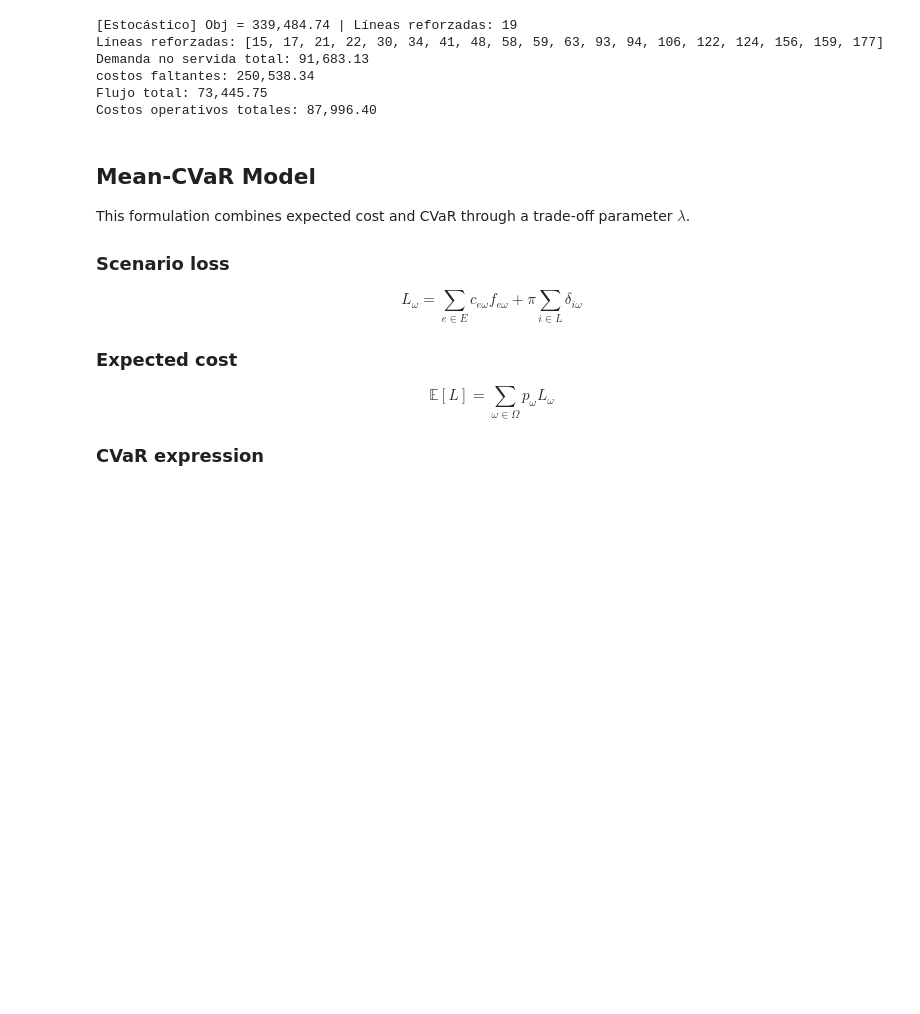
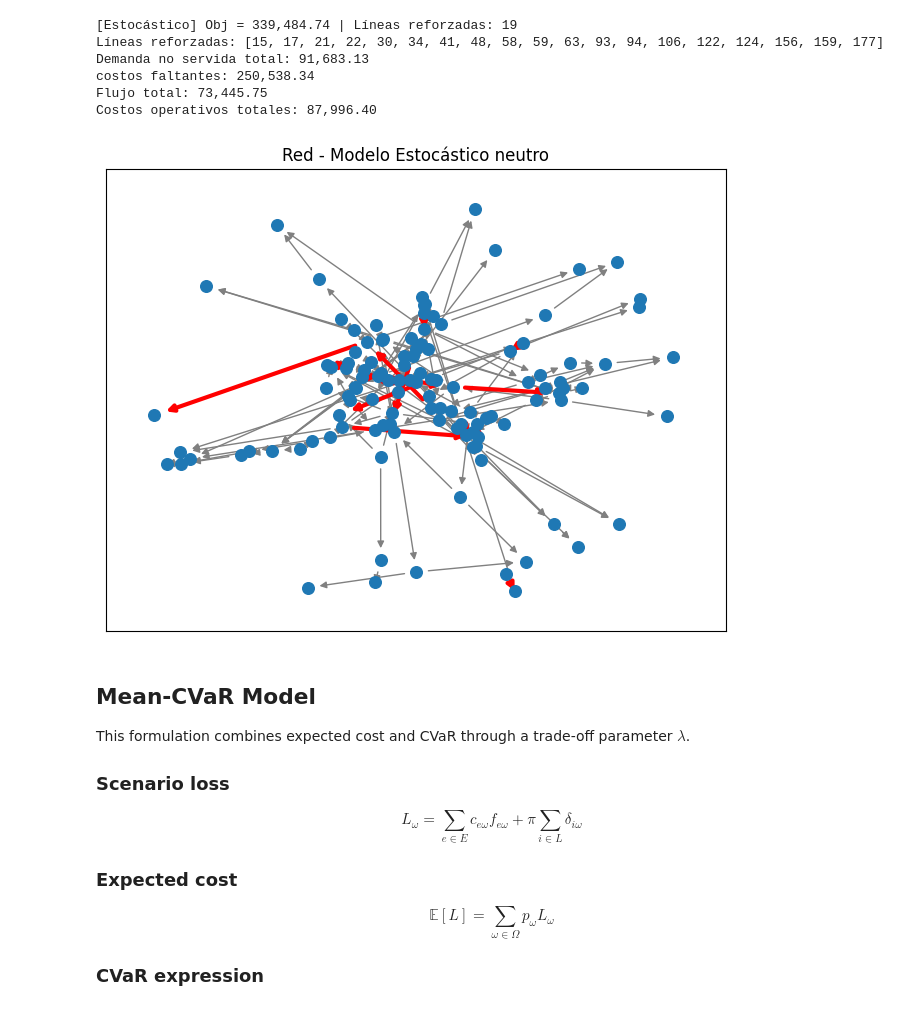
Before and after one commit to sofisacmu/obi_proyecto1, a Jupyter notebook: Escenarios/modelo.ipynb, the cells around one changed output. Drawn from its saved outputs; the diff is of its cells as text; code cells hidden in the pictures; blank space fills up the shorter version.

```diff
--- a/Escenarios/modelo.ipynb
+++ b/Escenarios/modelo.ipynb
@@ -713,6 +752,10 @@ Demanda no servida total: 91,683.13
 costos faltantes: 250,538.34
 Flujo total: 73,445.75
 Costos operativos totales: 87,996.40
+# %%
+plot_network_with_hardening(nodes_list, edges_list, arc_i, arc_j, h_sto, "Red - Modelo Estocástico neutro")
+# %% [output]
+[figure, added]
 # %% [markdown]
 ## **Mean-CVaR Model**
 
```
Also changed, not shown: parts of 20 cells of this notebook, 2 other files.
